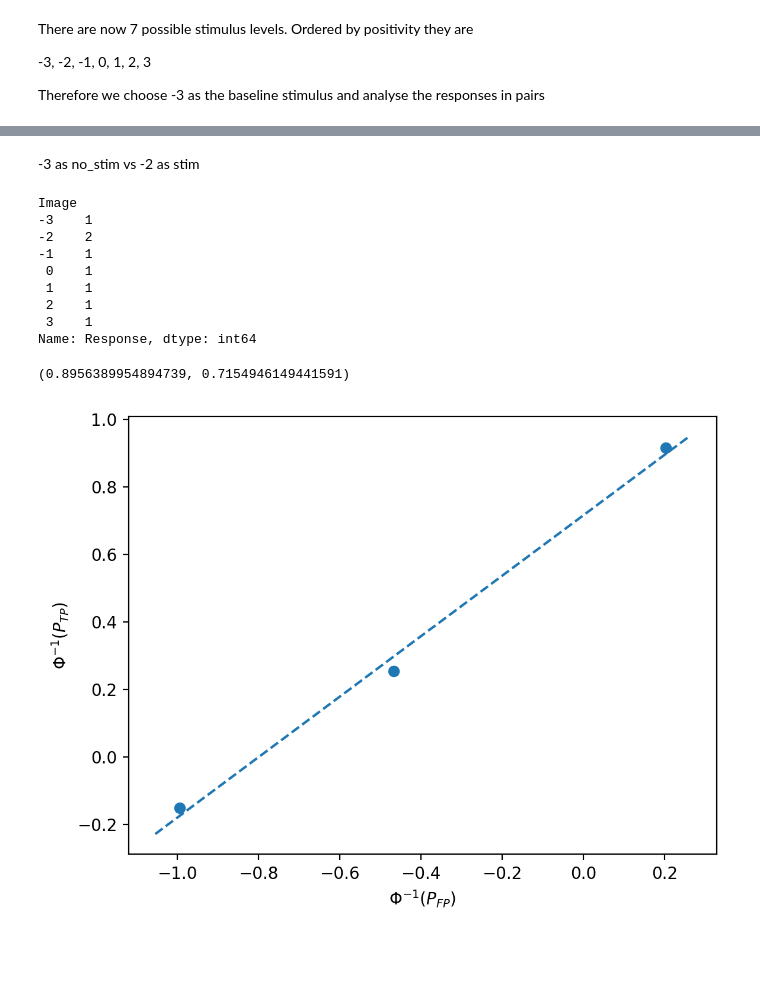
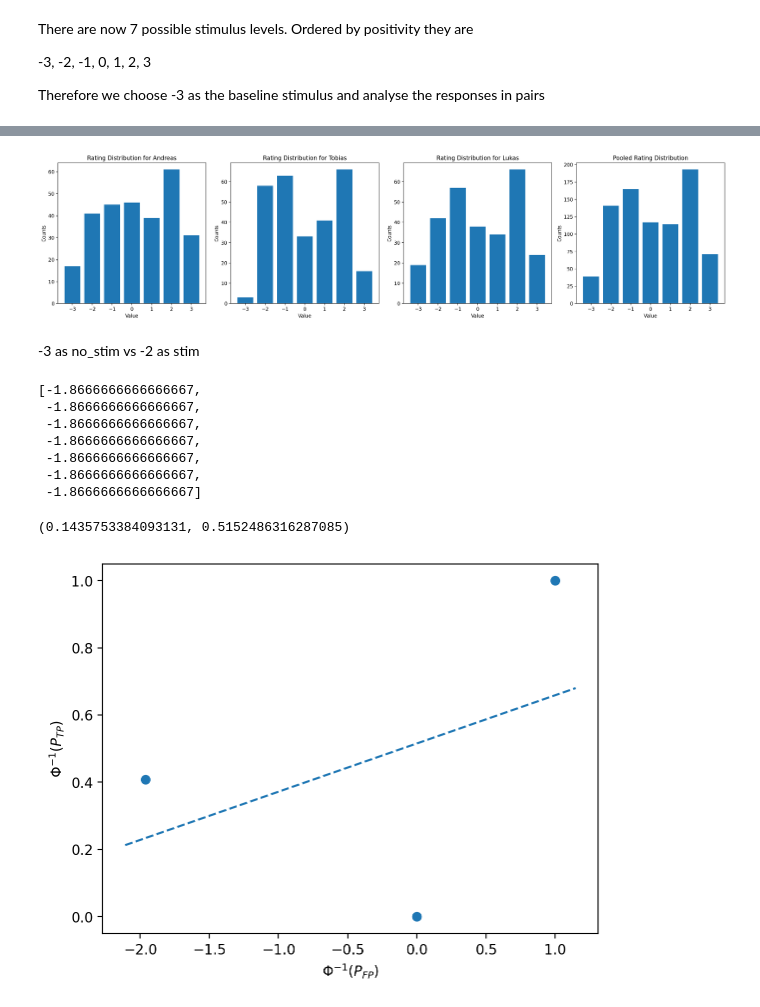
Before and after one commit to AndreasLH/Sad-Happiness, a Jupyter notebook: experiment2_analysis.ipynb, the cells around one changed output, grey strips where cells are left out. Drawn from its saved outputs; the diff is of its cells as text; code cells hidden in the pictures; blank space fills up the shorter version.

```diff
--- a/experiment2_analysis.ipynb
+++ b/experiment2_analysis.ipynb
@@ -16,5 +19,0 @@ df = pd.read_csv('data/experiment2.csv')
-# %%
-df = pd.DataFrame({'Participant name': ['p1','p1','p1','p1','p2','p1','p2','p2'],
-                         'Image':[-3,-2,-2,-1,0,1,2,3],
-                         'Response': [0,1,0,0,0,1,1,1]})
-df
@@ -31,15 +50,28 @@ df
+# %%
+participants = df['Participant Name'].unique()
+
+fig, ax = plt.subplots(1, len(participants) + 1, figsize=(20, 5))
+loc = [-3,-2,-1,0,1,2,3]
+for i, person in enumerate(participants):
+    data = df[df['Participant Name'] == person]['Response'].values
+
+    # Calculate center of bins
+    bins = np.histogram(data,bins=7)
+
+    # Plot
+    ax[i].bar(loc,bins[0])
+    ax[i].set_title(f'Rating Distribution for {person}')
+    ax[i].set_xlabel('Value')
+    ax[i].set_ylabel('Counts')
+bins = np.histogram(df['Response'],bins=7)
+
+# Plot
+ax[-1].bar(loc,bins[0])
+ax[-1].set_title('Pooled Rating Distribution')
+ax[-1].set_xlabel('Value')
+ax[-1].set_ylabel('Counts')
+plt.tight_layout()
+# %% [output]
+[figure, added]
 # %% [markdown]
 -3 as no_stim vs -2 as stim
-# %%
-ratings = df.groupby("Image")["Response"].count()
-ratings
-# %% [output]
-Image
--3    1
--2    2
--1    1
- 0    1
- 1    1
- 2    1
- 3    1
-Name: Response, dtype: int64
@@ -51,29 +78,46 @@ P_TP4 = np.sum(responses > c4) / len(responses)
+# %%
+no_stim = df.groupby('Image')['Response'].mean().loc['image_-3.png']
+TPs = df.groupby('Image')['Response'].mean()
+TPs.drop('image_-3.png', inplace=True)
+TPs = TPs.reindex(['image_-2.png', 'image_-1.png', 'image_0.png', 'image_1.png', 'image_1.png', 'image_3.png'])
+# %%
+FPs = df.groupby('Image')['Response'].mean().loc['image_-3.png']
+FPs = 7*[FPs]
+FPs
+# %% [output]
+[-1.8666666666666667,
+ -1.8666666666666667,
+ -1.8666666666666667,
+ -1.8666666666666667,
+ -1.8666666666666667,
+ -1.8666666666666667,
+ -1.8666666666666667]
 # %%
-P_FP1t, P_FP2t, P_FP3t = stats.norm.ppf([P_FP1, P_FP2, P_FP3])
-P_TP1t, P_TP2t, P_TP3t = stats.norm.ppf([P_TP1, P_TP2, P_TP3])
-line = stats.linregress([P_FP1t, P_FP2t, P_FP3t], [P_TP1t, P_TP2t, P_TP3t])
+P_TP1t = stats.norm.ppf(TPs[2])
+P_FP1t = stats.norm.ppf(FPs[0])
+line = stats.linregress([0, P_FP1t, 1], [0, P_TP1t, 1])
 a = line.slope
 b = line.intercept
 a, b # sigma, mu
 # %% [output]
-(0.8956389954894739, 0.7154946149441591)
+(0.1435753384093131, 0.5152486316287085)
 # %%
 def abline(slope, intercept):
     """Plot a line from slope and intercept
     http://stackoverflow.com/questions/7941226/ddg#43811762
     """
     axes = plt.gca()
     x_vals = np.array(axes.get_xlim())
     y_vals = intercept + slope * x_vals
     plt.plot(x_vals, y_vals, '--')
     return np.linspace(x_vals[0], x_vals[1], 100), np.linspace(y_vals[0], y_vals[1], 100)
 
-plt.scatter([P_FP1t, P_FP2t, P_FP3t], [P_TP1t, P_TP2t, P_TP3t])
+plt.scatter([0, P_FP1t, 1], [0, P_TP1t, 1])
 plt.xlabel('$\Phi^{-1}(P_{FP})$')
 plt.ylabel('$\Phi^{-1}(P_{TP})$')
 # plt.xlim(0, 1); plt.ylim(0, 1)
 # sigma is the slope and c is the intercept
 rocx, rocy = abline(a, b)
 # %% [output]
-[figure, old version]
+[figure, new version]
 # %%
```
Also changed, not shown: parts of 8 cells of this notebook.
